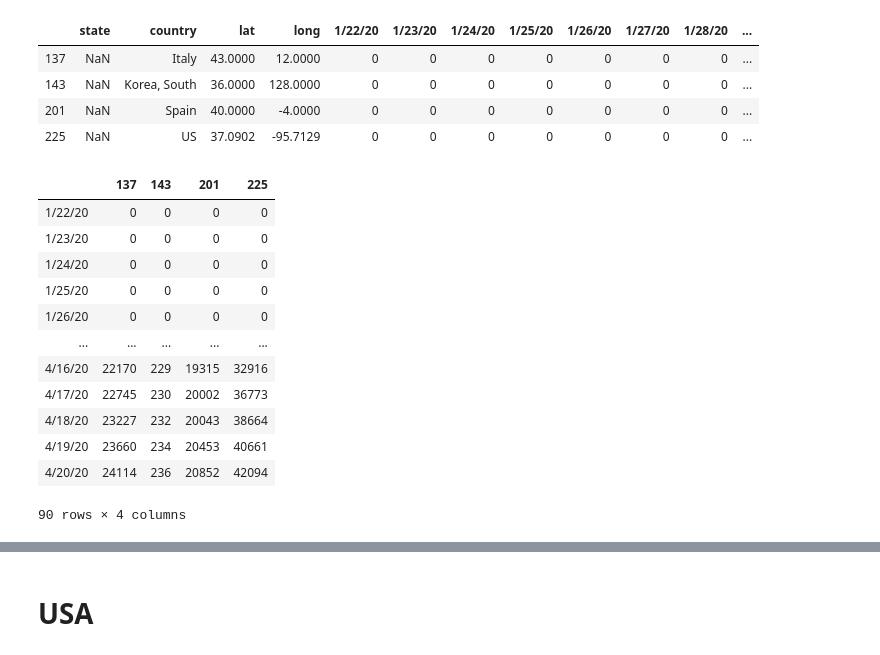
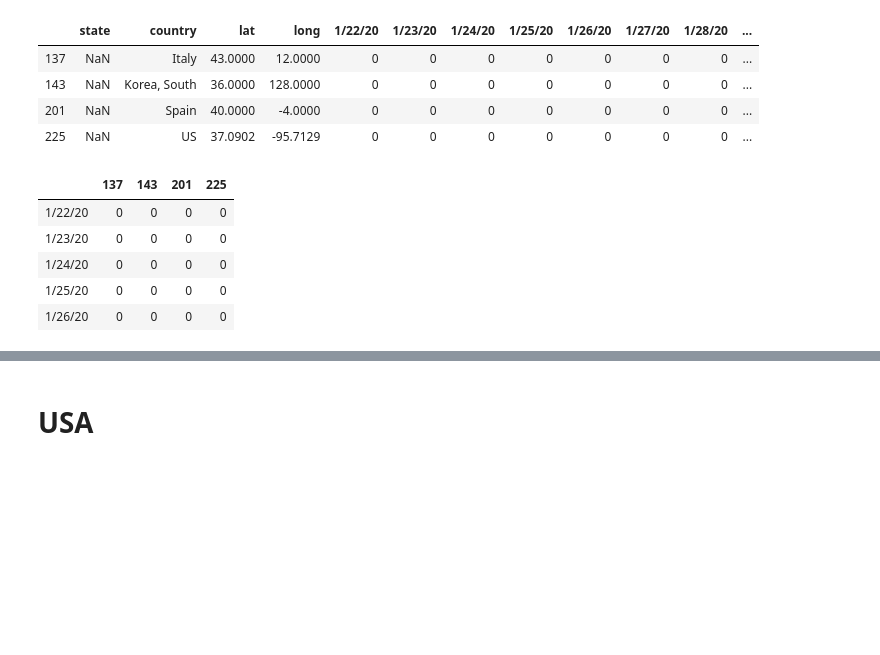
Before and after one commit to George-the-Ren/Ben-F-Research-Lab, a Jupyter notebook: Covid-19/deaths.ipynb, the cells around one changed output, grey strips where cells are left out. Cells and saved outputs as stored; diff of their text form; code cells hidden in the pictures; blank space fills up the shorter version.

```diff
--- a/Covid-19/deaths.ipynb
+++ b/Covid-19/deaths.ipynb
@@ -6,6 +6,7 @@ import matplotlib.style as style
 import seaborn as sns
 import warnings
 pd.set_option('display.max_columns', None)
+pd.set_option('display.max_rows', None)
 style.use('seaborn')
 sns.set_context('notebook')
 warnings.filterwarnings('ignore')
@@ -55,20 +60,13 @@ countries
 # %%
 countries.drop(['state', 'lat', 'long', 'country'], axis=1, inplace=True)
 countries = countries.transpose()
-countries
+countries.head()
 # %% [output]
 |  | 137 | 143 | 201 | 225 |
 | 1/22/20 | 0 | 0 | 0 | 0 |
 | 1/23/20 | 0 | 0 | 0 | 0 |
 | 1/24/20 | 0 | 0 | 0 | 0 |
 | 1/25/20 | 0 | 0 | 0 | 0 |
 | 1/26/20 | 0 | 0 | 0 | 0 |
-| ... | ... | ... | ... | ... |
-| 4/16/20 | 22170 | 229 | 19315 | 32916 |
-| 4/17/20 | 22745 | 230 | 20002 | 36773 |
-| 4/18/20 | 23227 | 232 | 20043 | 38664 |
-| 4/19/20 | 23660 | 234 | 20453 | 40661 |
-| 4/20/20 | 24114 | 236 | 20852 | 42094 |
-90 rows × 4 columns
 # %%
 countries.rename(columns={225: 'usa', 143: 'south_korea', 137: 'italy', 201: 'spain'}, inplace=True)
```
Also changed, not shown: parts of 7 cells of this notebook.
